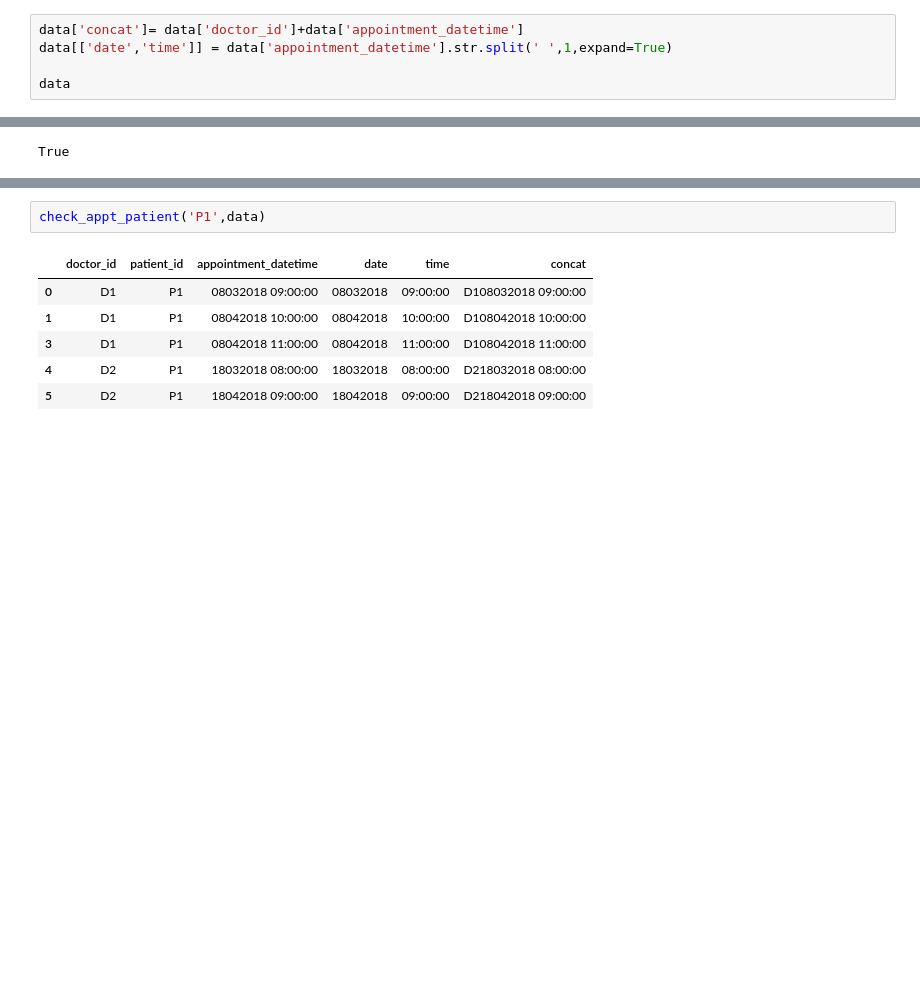
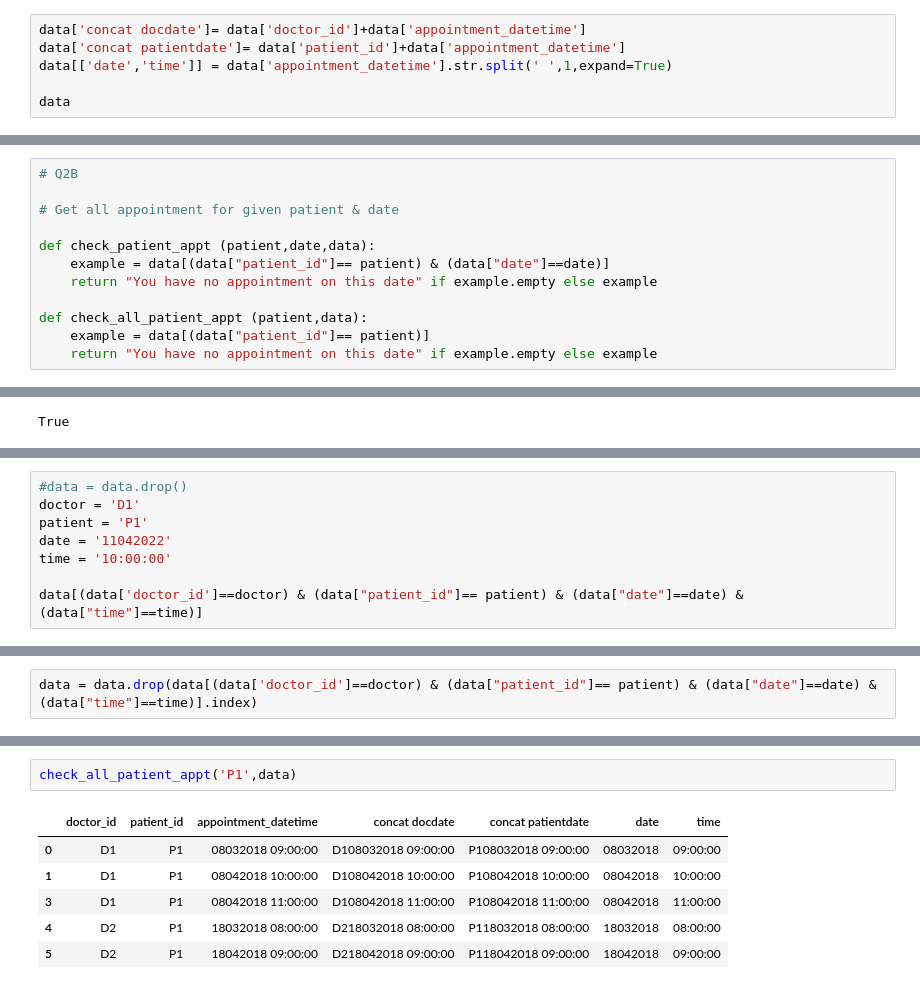
Before and after one commit to jasonltr/data4life, a Jupyter notebook: solution.ipynb, the cells around one changed output, grey strips where cells are left out. Drawn from its saved outputs; the diff is of its cells as text; blank space fills up the shorter version.

```diff
--- a/solution.ipynb
+++ b/solution.ipynb
@@ -29,5 +22,6 @@ dtype: object
 # %%
-data['concat']= data['doctor_id']+data['appointment_datetime']
+data['concat docdate']= data['doctor_id']+data['appointment_datetime']
+data['concat patientdate']= data['patient_id']+data['appointment_datetime']
 data[['date','time']] = data['appointment_datetime'].str.split(' ',1,expand=True)
 
 data
@@ -68,0 +77,12 @@ check_appt('D1','08032018',data)
+# %%
+# Q2B
+
+# Get all appointment for given patient & date
+
+def check_patient_appt (patient,date,data):
+    example = data[(data["patient_id"]== patient) & (data["date"]==date)]
+    return "You have no appointment on this date" if example.empty else example
+
+def check_all_patient_appt (patient,data):
+    example = data[(data["patient_id"]== patient)]
+    return "You have no appointment on this date" if example.empty else example
@@ -128,0 +104,8 @@ def check_appt_patient (patient_id,data):
+# %%
+#data = data.drop()
+doctor = 'D1'
+patient = 'P1'
+date = '11042022'
+time = '10:00:00'
+
+data[(data['doctor_id']==doctor) & (data["patient_id"]== patient) & (data["date"]==date) & (data["time"]==time)]
@@ -128,0 +115,2 @@ def check_appt_patient (patient_id,data):
+# %%
+data = data.drop(data[(data['doctor_id']==doctor) & (data["patient_id"]== patient) & (data["date"]==date) & (data["time"]==time)].index)
@@ -129,9 +149,9 @@ def check_appt_patient (patient_id,data):
 # %%
-check_appt_patient('P1',data)
+check_all_patient_appt('P1',data)
 # %% [output]
-|  | doctor_id | patient_id | appointment_datetime | date | time | concat |
-| 0 | D1 | P1 | 08032018 09:00:00 | 08032018 | 09:00:00 | D108032018 09:00:00 |
-| 1 | D1 | P1 | 08042018 10:00:00 | 08042018 | 10:00:00 | D108042018 10:00:00 |
-| 3 | D1 | P1 | 08042018 11:00:00 | 08042018 | 11:00:00 | D108042018 11:00:00 |
-| 4 | D2 | P1 | 18032018 08:00:00 | 18032018 | 08:00:00 | D218032018 08:00:00 |
-| 5 | D2 | P1 | 18042018 09:00:00 | 18042018 | 09:00:00 | D218042018 09:00:00 |
+|  | doctor_id | patient_id | appointment_datetime | concat docdate | concat patientdate | date | time |
+| 0 | D1 | P1 | 08032018 09:00:00 | D108032018 09:00:00 | P108032018 09:00:00 | 08032018 | 09:00:00 |
+| 1 | D1 | P1 | 08042018 10:00:00 | D108042018 10:00:00 | P108042018 10:00:00 | 08042018 | 10:00:00 |
+| 3 | D1 | P1 | 08042018 11:00:00 | D108042018 11:00:00 | P108042018 11:00:00 | 08042018 | 11:00:00 |
+| 4 | D2 | P1 | 18032018 08:00:00 | D218032018 08:00:00 | P118032018 08:00:00 | 18032018 | 08:00:00 |
+| 5 | D2 | P1 | 18042018 09:00:00 | D218042018 09:00:00 | P118042018 09:00:00 | 18042018 | 09:00:00 |
```
Also changed, not shown: parts of 19 cells of this notebook.
